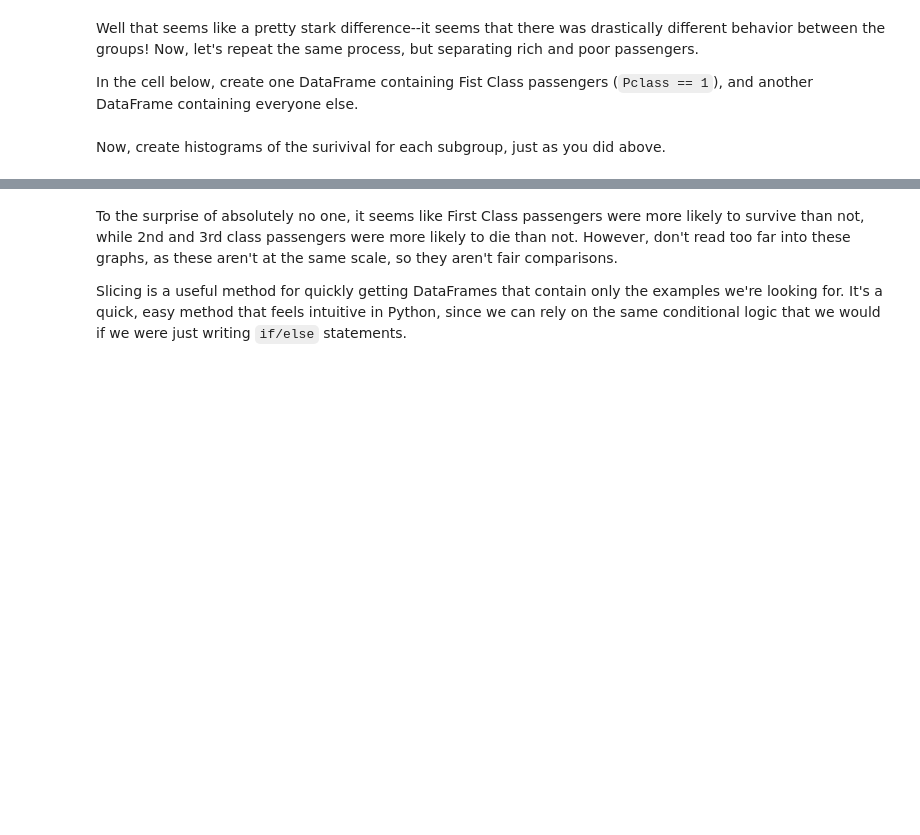
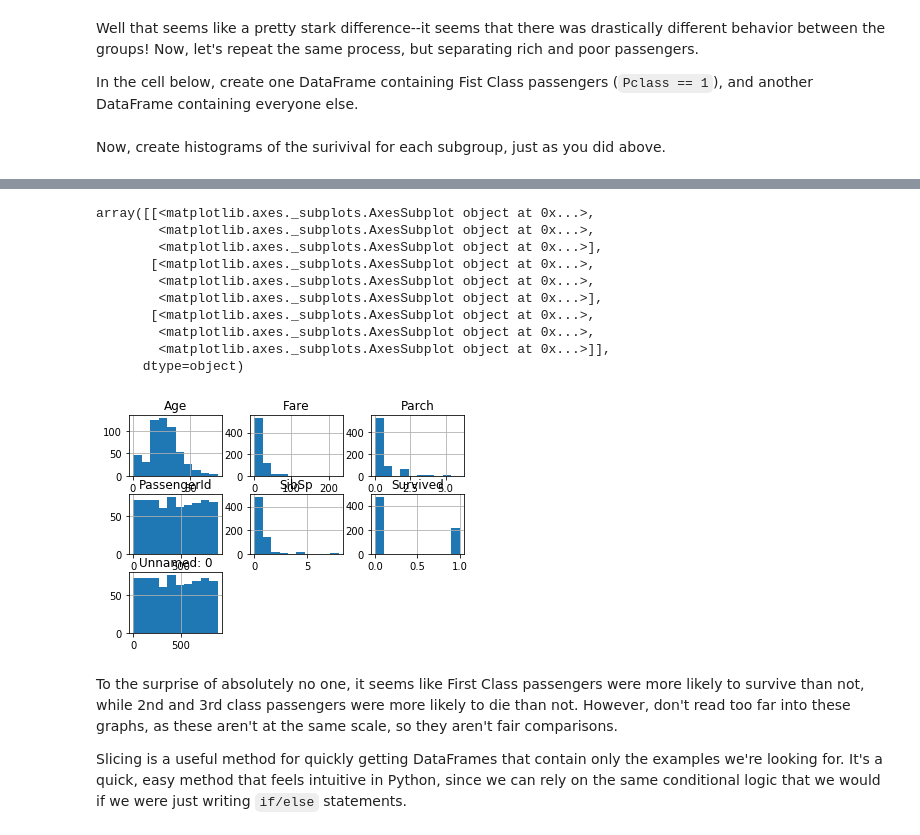
Before and after one commit to ortsed/dsc-using-sql-with-pandas-lab-dc-ds-career-042219, a Jupyter notebook: index.ipynb, the cells around one changed output, grey strips where cells are left out. Cells and saved outputs as stored; diff of their text form; code cells hidden in the pictures; blank space fills up the shorter version.

```diff
--- a/index.ipynb
+++ b/index.ipynb
@@ -112,3 +115,17 @@ first_class_df.Sur
+# %%
+second_third_class_df.hist()
+# %% [output]
+array([[<matplotlib.axes._subplots.AxesSubplot object at 0x...>,
+        <matplotlib.axes._subplots.AxesSubplot object at 0x...>,
+        <matplotlib.axes._subplots.AxesSubplot object at 0x...>],
+       [<matplotlib.axes._subplots.AxesSubplot object at 0x...>,
+        <matplotlib.axes._subplots.AxesSubplot object at 0x...>,
+        <matplotlib.axes._subplots.AxesSubplot object at 0x...>],
+       [<matplotlib.axes._subplots.AxesSubplot object at 0x...>,
+        <matplotlib.axes._subplots.AxesSubplot object at 0x...>,
+        <matplotlib.axes._subplots.AxesSubplot object at 0x...>]],
+      dtype=object)
+[figure, added]
 # %% [markdown]
 To the surprise of absolutely no one, it seems like First Class passengers were more likely to survive than not, while 2nd and 3rd class passengers were more likely to die than not.  However, don't read too far into these graphs, as these aren't at the same scale, so they aren't fair comparisons.
 
```
Also changed, not shown: parts of 3 cells of this notebook.
